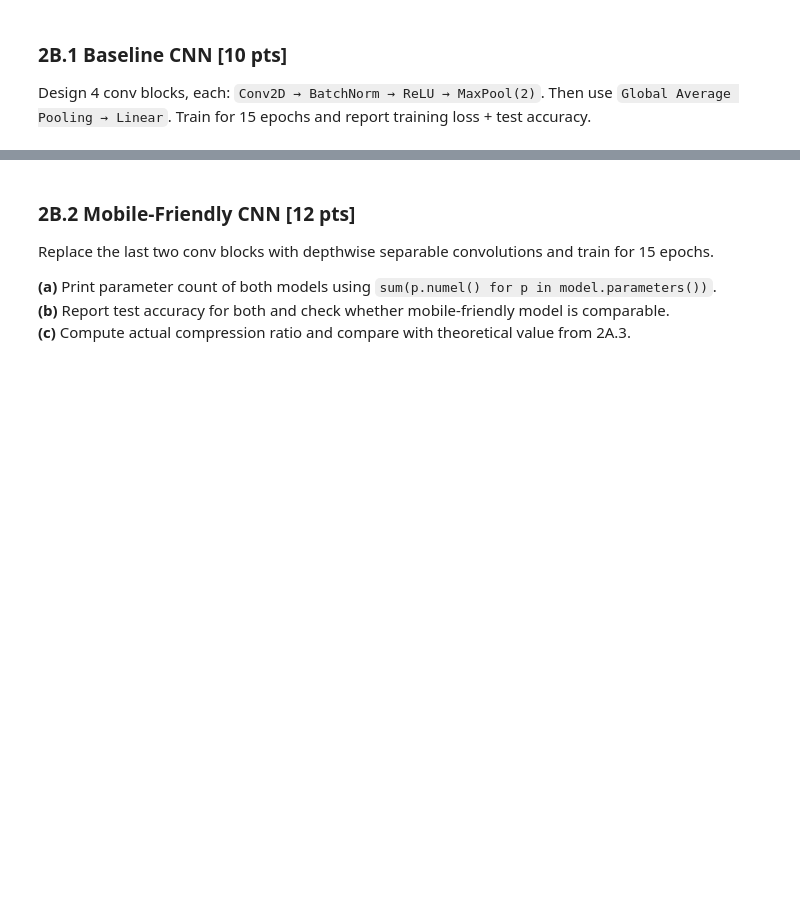
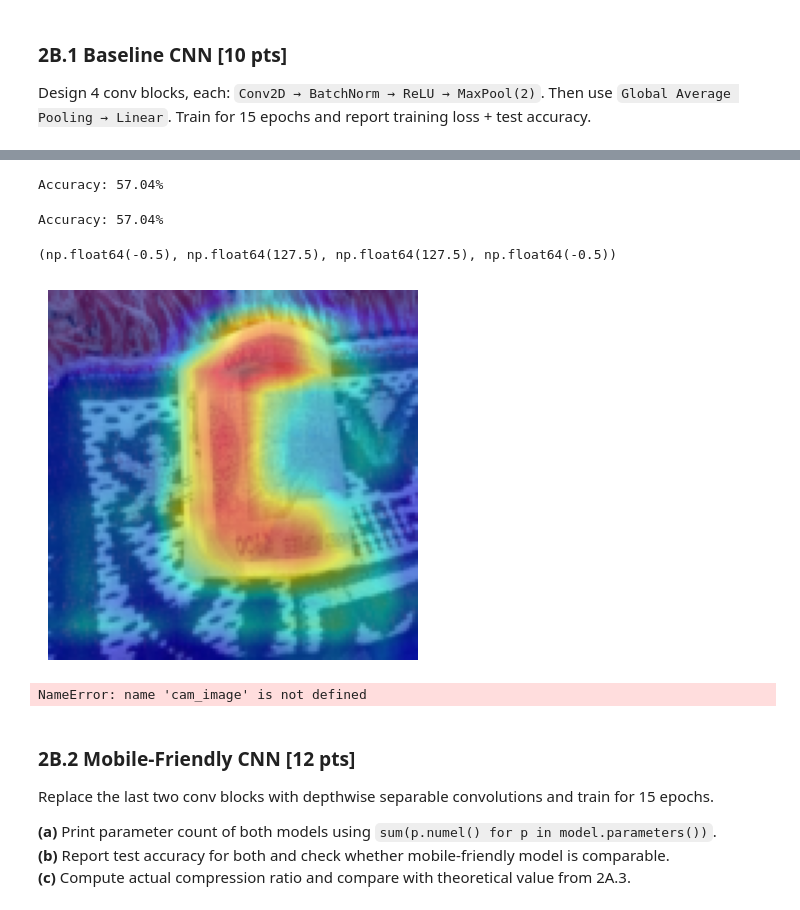
Before and after one commit to vanshnawander/SMAI-notes-and-materials, a Jupyter notebook: assignment-2/Q2.ipynb, the cells around one changed output, grey strips where cells are left out. Cells and saved outputs as stored; diff of their text form; code cells hidden in the pictures; blank space fills up the shorter version.

```diff
--- a/assignment-2/Q2.ipynb
+++ b/assignment-2/Q2.ipynb
@@ -51,0 +231,23 @@ Train for 15 epochs and report training loss + test accuracy.
+# %%
+model = CNN(num_classes=len(train_dataset.classes))
+# %%
+loss_fn = nn.CrossEntropyLoss()
+optimizer = torch.optim.Adam(model.parameters(), lr=0.001)
+num_epochs = 15
+
+for epoch in range(num_epochs):
+    model.train()
+    total_loss = 0
+
+    for images, labels in train_loader:
+        outputs = model(images)
+        loss = loss_fn(outputs, labels)
+
+        optimizer.zero_grad()
+        loss.backward()
+        optimizer.step()
+
+        total_loss += loss.item()
+
+    avg_loss = total_loss / len(train_loader)
+    print(f"Epoch [{epoch+1}/{num_epochs}], Loss: {avg_loss:.4f}")
@@ -51,0 +270,21 @@ Train for 15 epochs and report training loss + test accuracy.
+# %%
+correct = 0
+total = 0
+model.eval()
+for img, label in train_dataset:
+    img = img.unsqueeze(0)  # Add batch dimension
+    output = model(img)
+    predicted_label = torch.argmax(output, dim=1).item()
+    if predicted_label == label:
+        correct += 1
+    total += 1
+
+    # print(f"True Label: {label}, Predicted Label: {predicted_label}")
+
+print(f"Accuracy: {correct/total*100:.2f}%")
+# %% [output]
+Accuracy: 57.04%
+# %%
+print(f"Accuracy: {correct/total*100:.2f}%")
+# %% [output]
+Accuracy: 57.04%
@@ -52,3 +299,27 @@ Train for 15 epochs and report training loss + test accuracy.
+# %%
+image, label = train_dataset[1000]
+input_tensor = image.unsqueeze(0)  # shape: (1, C, H, W)
+# %%
+cam = GradCAM(model=model, target_layers=[model.layer4.block[0]])
+
+grayscale_cam = cam(input_tensor=input_tensor)
+
+image = input_tensor.squeeze().permute(1, 2, 0).cpu().numpy()
+image = (image - image.min()) / (image.max() - image.min() + 1e-8)
+
+visualization = show_cam_on_image(image, grayscale_cam[0], use_rgb=True)
+
+plt.imshow(visualization)
+plt.axis('off')
+# %% [output]
+(np.float64(-0.5), np.float64(127.5), np.float64(127.5), np.float64(-0.5))
+[figure, added]
+# %%
+import matplotlib.pyplot as plt
+plt.imshow(cam_image)
+plt.axis('off')
+# %% [output]
+NameError: name 'cam_image' is not defined
 # %% [markdown]
 ### 2B.2 Mobile-Friendly CNN [12 pts]
 Replace the last two conv blocks with depthwise separable convolutions and train for 15 epochs.
```
Also changed, not shown: parts of 21 cells of this notebook, 6 other files.
